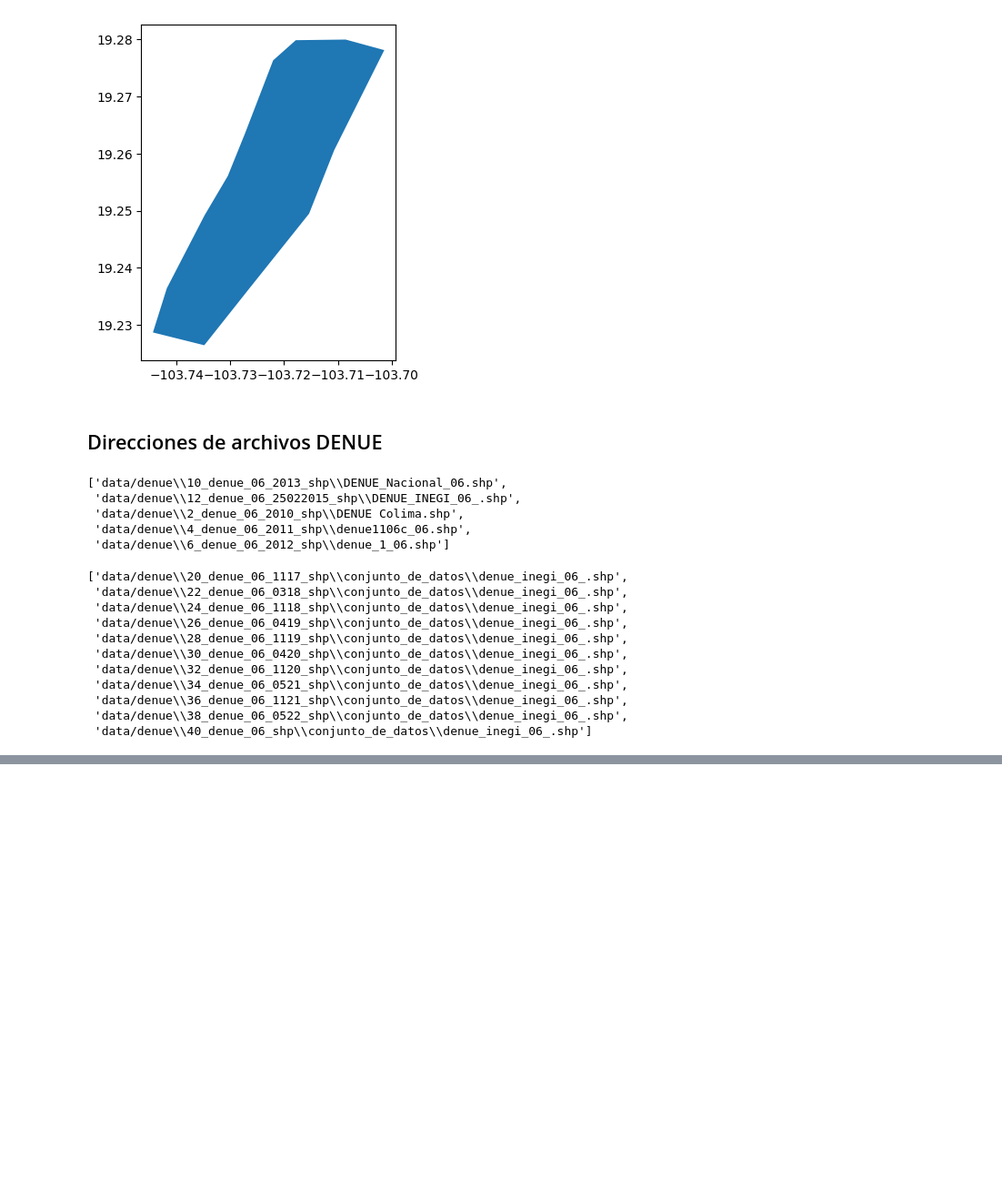
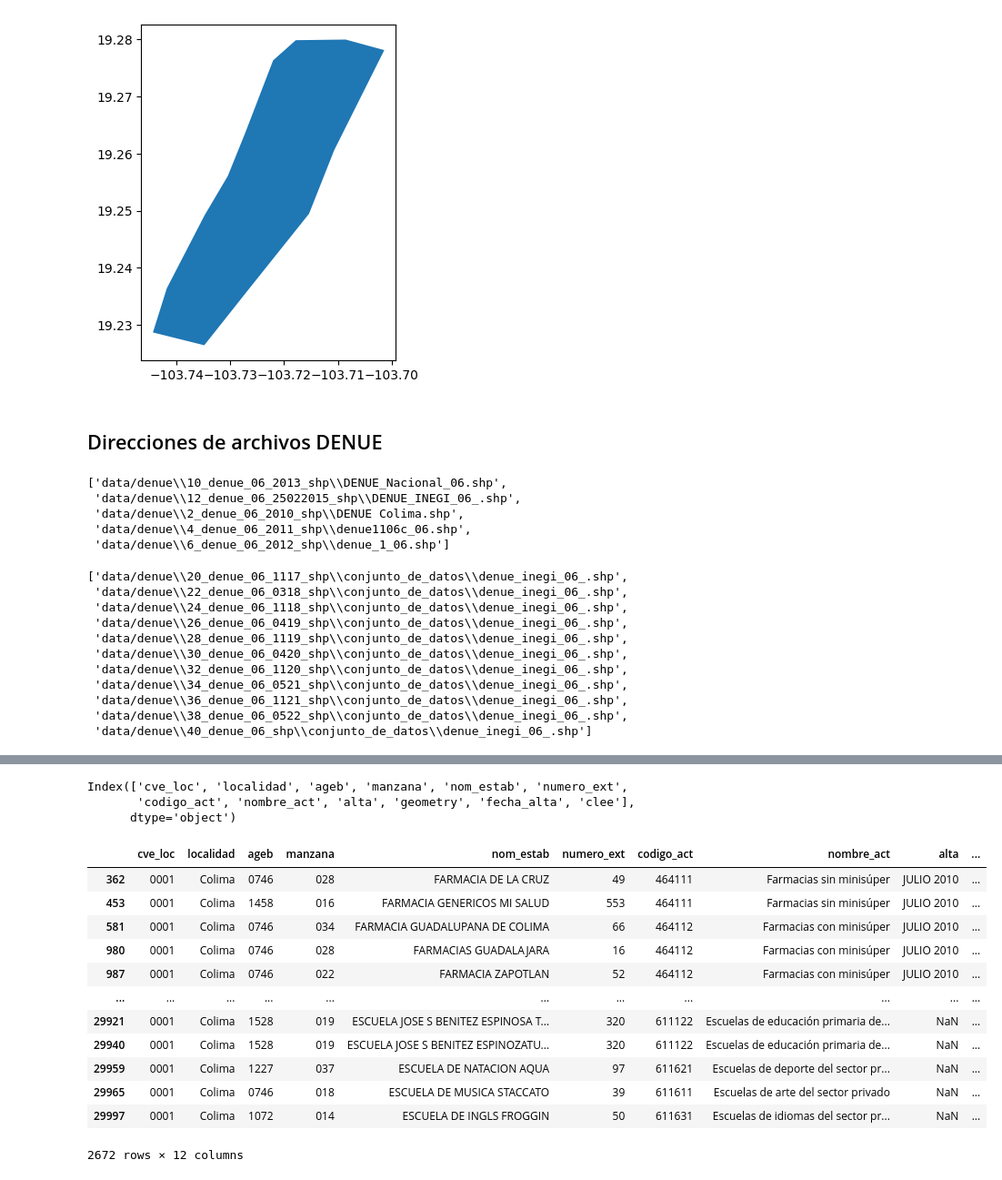
Before and after one commit to pcorner10/prep_2023, a Jupyter notebook: prep2023_V1.ipynb, the cells around one changed output, grey strips where cells are left out. Shown: that part at 91% size. Saved outputs shown, nothing was run; the diff lists cells and outputs as text; code cells hidden in the pictures; blank space fills up the shorter version.

```diff
--- a/prep2023_V1.ipynb
+++ b/prep2023_V1.ipynb
@@ -91,0 +119,33 @@ df_full.to_file("data/denue_2023.gpkg", driver="GPKG")
+# %%
+columns_to_ignore = [
+  'cve_ent', 'entidad', 'cve_mun', 'municipio','tipo_calle','calle', 'tipo_vial1',
+  'calle_1', 'tipo_vial2', 'calle_2', 'tipo_vial3','calle_3', #'numero_ext',
+  'edificio', 'numero_int', 'tipo_asent','colonia', 'cod_postal', 'telefono1',
+  'telefono2', 'ext_tel1','ext_tel2', 'fax','num_local','correoelec', 'www',
+  'correoele2','latitud', 'longitud','index_right', 'id', 'per_ocu', 'tipo_vial',
+  'nom_vial', 'tipo_v_e_1', 'nom_v_e_1','tipo_v_e_2', 'nom_v_e_2', 'tipo_v_e_3',
+  'nom_v_e_3', 'letra_ext','edificio_e', 'letra_int', 'nomb_asent', 'tipocencom',
+  'nom_cencom','telefono', 'tipounieco',  'nic', 'nop', "tipo_estab", 'clee',
+  'tipo_ue', "centro_com", "raz_social","est_perocu","nom_propie","d_llave","des_perocu",
+  "estatus"]
+# %%
+df_with_columns = df_full.drop(columns_to_ignore, axis=1)
+print(df_with_columns.columns)
+df_with_columns
+# %% [output]
+Index(['cve_loc', 'localidad', 'ageb', 'manzana', 'nom_estab', 'numero_ext',
+       'codigo_act', 'nombre_act', 'alta', 'geometry', 'fecha_alta', 'clee'],
+      dtype='object')
+|  | cve_loc | localidad | ageb | manzana | nom_estab | numero_ext | codigo_act | nombre_act | alta | ... |
+| 362 | 0001 | Colima | 0746 | 028 | FARMACIA DE LA CRUZ | 49 | 464111 | Farmacias sin minisúper | JULIO 2010 | ... |
+| 453 | 0001 | Colima | 1458 | 016 | FARMACIA GENERICOS MI SALUD | 553 | 464111 | Farmacias sin minisúper | JULIO 2010 | ... |
+| 581 | 0001 | Colima | 0746 | 034 | FARMACIA GUADALUPANA DE COLIMA | 66 | 464112 | Farmacias con minisúper | JULIO 2010 | ... |
+| 980 | 0001 | Colima | 0746 | 028 | FARMACIAS GUADALAJARA | 16 | 464112 | Farmacias con minisúper | JULIO 2010 | ... |
+| 987 | 0001 | Colima | 0746 | 022 | FARMACIA ZAPOTLAN | 52 | 464112 | Farmacias con minisúper | JULIO 2010 | ... |
+| ... | ... | ... | ... | ... | ... | ... | ... | ... | ... | ... |
+| 29921 | 0001 | Colima | 1528 | 019 | ESCUELA JOSE S BENITEZ ESPINOSA T... | 320 | 611122 | Escuelas de educación primaria de... | NaN | ... |
+| 29940 | 0001 | Colima | 1528 | 019 | ESCUELA JOSE S BENITEZ ESPINOZATU... | 320 | 611122 | Escuelas de educación primaria de... | NaN | ... |
+| 29959 | 0001 | Colima | 1227 | 037 | ESCUELA DE NATACION AQUA | 97 | 611621 | Escuelas de deporte del sector pr... | NaN | ... |
+| 29965 | 0001 | Colima | 0746 | 018 | ESCUELA DE MUSICA STACCATO | 39 | 611611 | Escuelas de arte del sector privado | NaN | ... |
+| 29997 | 0001 | Colima | 1072 | 014 | ESCUELA DE INGLS FROGGIN | 50 | 611631 | Escuelas de idiomas del sector pr... | NaN | ... |
+2672 rows × 12 columns
```
Also changed, not shown: parts of 11 cells of this notebook, 1 other file.
